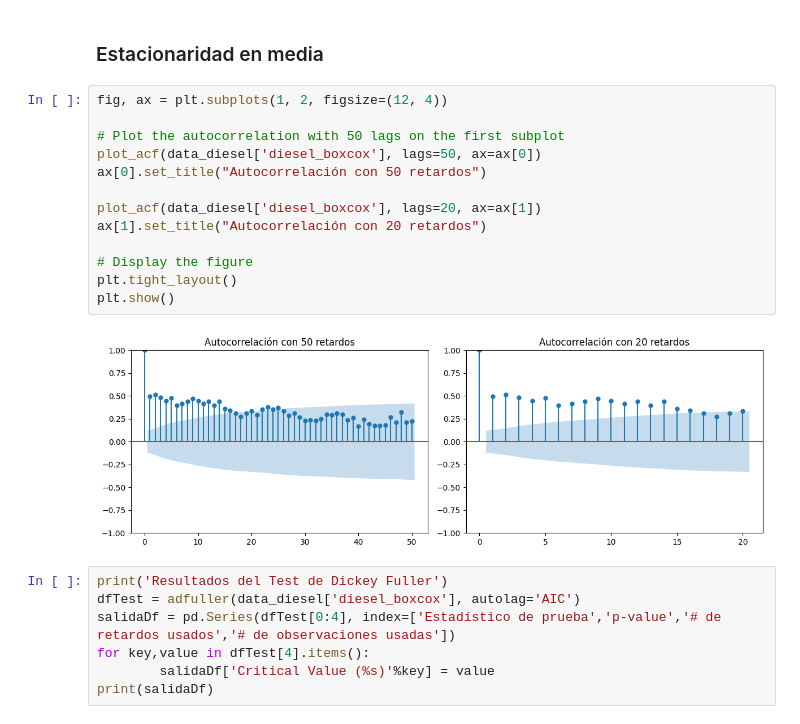
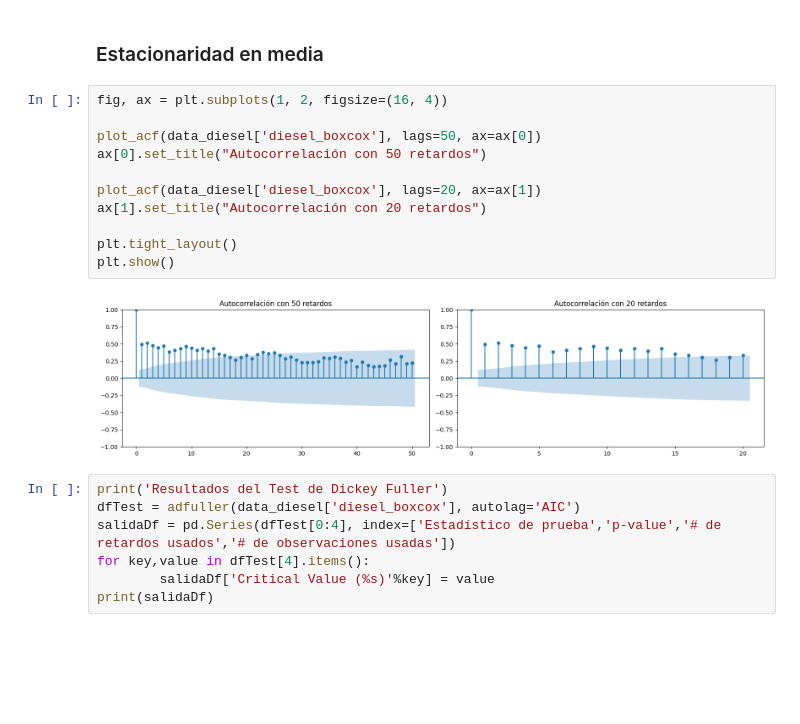
Before and after one commit to MGonza20/Lab2_DataScience, a Jupyter notebook: importaciones.ipynb, the cells around one changed output. Drawn from its saved outputs; the diff is of its cells as text; blank space fills up the shorter version.

```diff
--- a/importaciones.ipynb
+++ b/importaciones.ipynb
@@ -161,20 +162,18 @@ Se ve un ligero cambio al momento de aplicar box-cox.
 # %% [markdown]
 ### Estacionaridad en media
 # %%
-fig, ax = plt.subplots(1, 2, figsize=(12, 4))
+fig, ax = plt.subplots(1, 2, figsize=(16, 4))
 
-# Plot the autocorrelation with 50 lags on the first subplot
 plot_acf(data_diesel['diesel_boxcox'], lags=50, ax=ax[0])
 ax[0].set_title("Autocorrelación con 50 retardos")
 
 plot_acf(data_diesel['diesel_boxcox'], lags=20, ax=ax[1])
 ax[1].set_title("Autocorrelación con 20 retardos")
 
-# Display the figure
 plt.tight_layout()
 plt.show()
 # %% [output]
-[figure, old version]
+[figure, new version]
 # %%
 print('Resultados del Test de Dickey Fuller')
 dfTest = adfuller(data_diesel['diesel_boxcox'], autolag='AIC')
```
Also changed, not shown: parts of 5 cells of this notebook.
